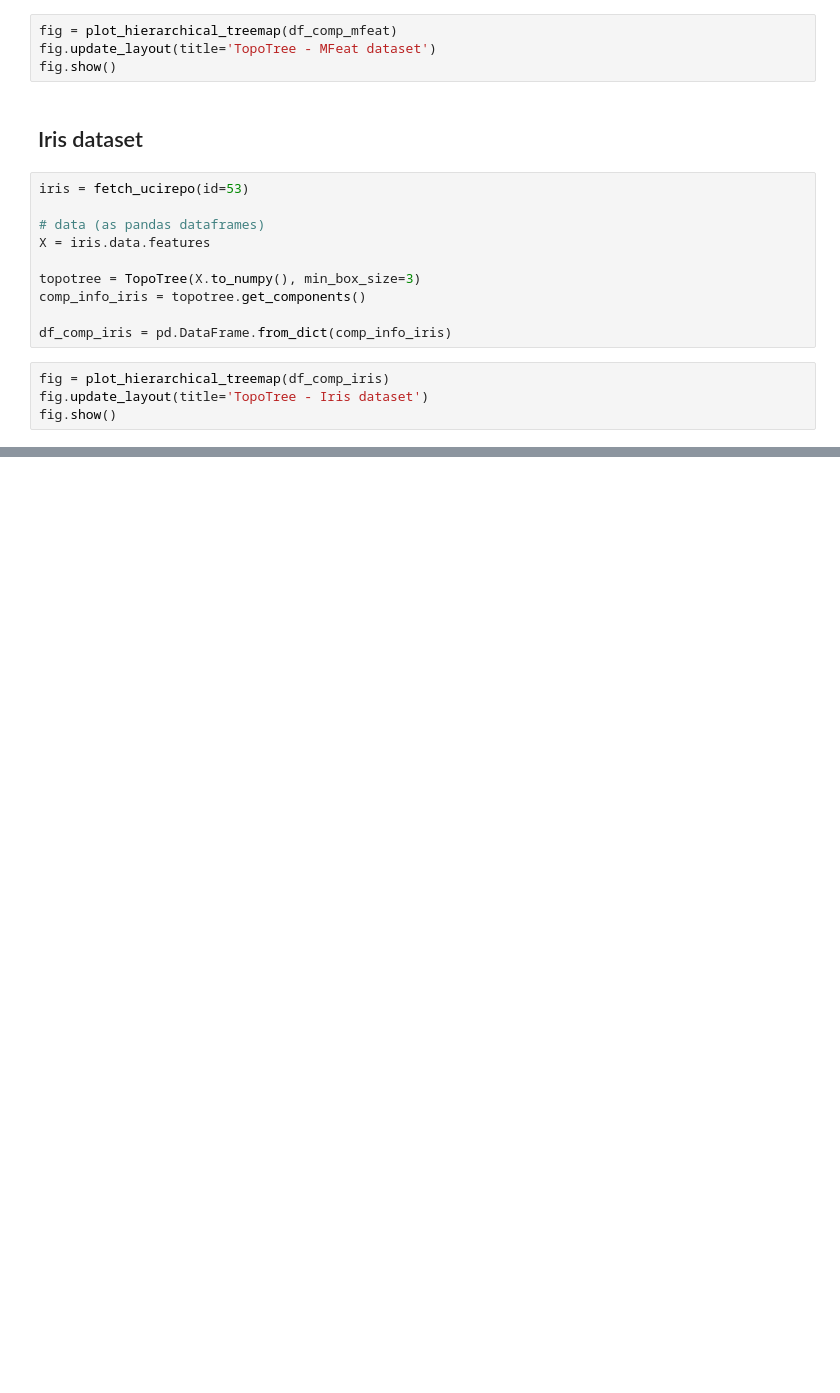
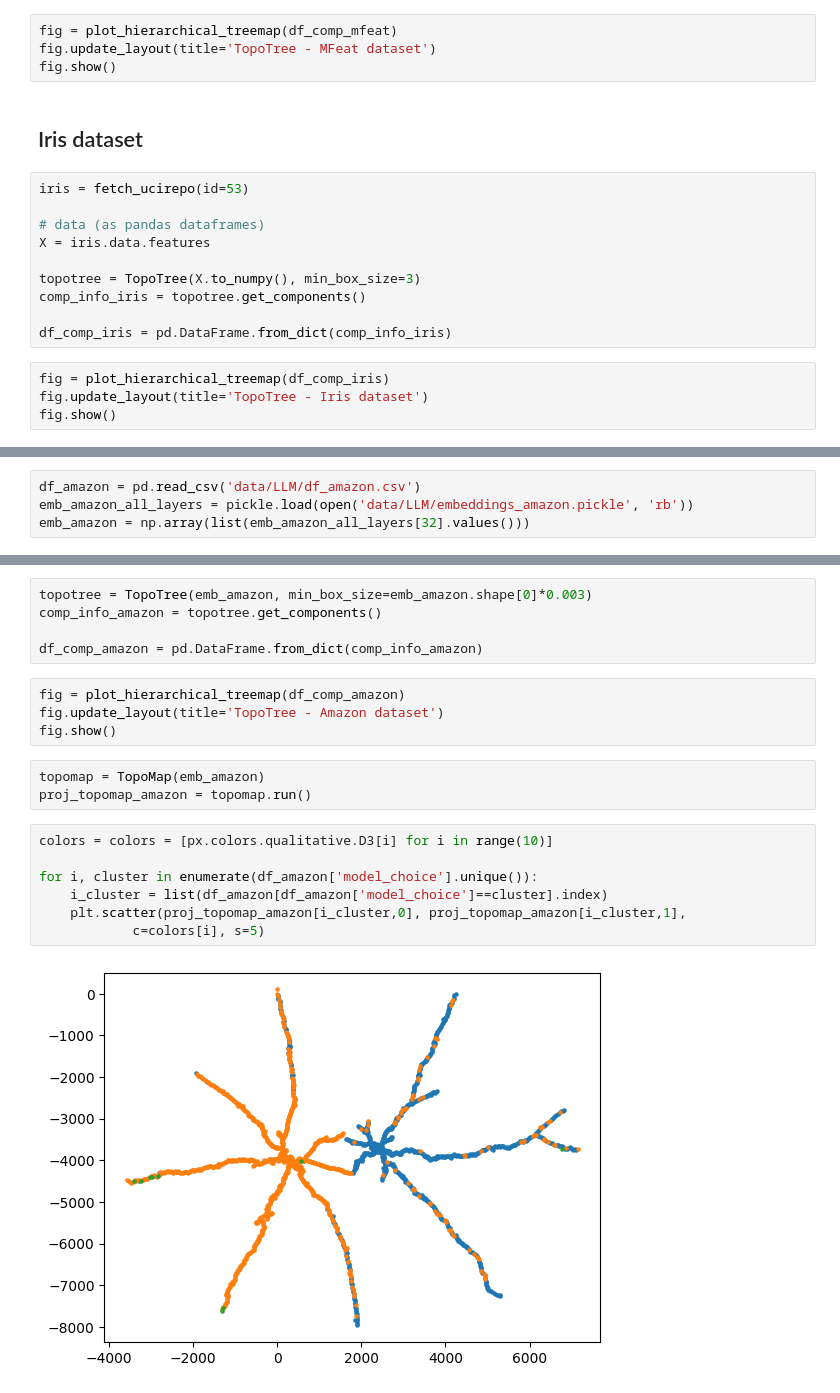
Before and after one commit to viguardieiro/TopoMap, a Jupyter notebook: TopoTree-Examples.ipynb, the cells around one changed output, grey strips where cells are left out. Saved outputs shown, nothing was run; the diff lists cells and outputs as text; blank space fills up the shorter version.

```diff
--- a/TopoTree-Examples.ipynb
+++ b/TopoTree-Examples.ipynb
@@ -84,0 +123,4 @@ fig.show()
+# %%
+df_amazon = pd.read_csv('data/LLM/df_amazon.csv')
+emb_amazon_all_layers = pickle.load(open('data/LLM/embeddings_amazon.pickle', 'rb'))
+emb_amazon = np.array(list(emb_amazon_all_layers[32].values()))
@@ -84,0 +131,21 @@ fig.show()
+# %%
+topotree = TopoTree(emb_amazon, min_box_size=emb_amazon.shape[0]*0.003)
+comp_info_amazon = topotree.get_components()
+
+df_comp_amazon = pd.DataFrame.from_dict(comp_info_amazon)
+# %%
+fig = plot_hierarchical_treemap(df_comp_amazon)
+fig.update_layout(title='TopoTree - Amazon dataset')
+fig.show()
+# %%
+topomap = TopoMap(emb_amazon)
+proj_topomap_amazon = topomap.run()
+# %%
+colors = colors = [px.colors.qualitative.D3[i] for i in range(10)]
+
+for i, cluster in enumerate(df_amazon['model_choice'].unique()):
+    i_cluster = list(df_amazon[df_amazon['model_choice']==cluster].index)
+    plt.scatter(proj_topomap_amazon[i_cluster,0], proj_topomap_amazon[i_cluster,1],
+            c=colors[i], s=5)
+# %% [output]
+[figure, added]
```
Also changed, not shown: parts of 11 cells of this notebook, 1 other file.
